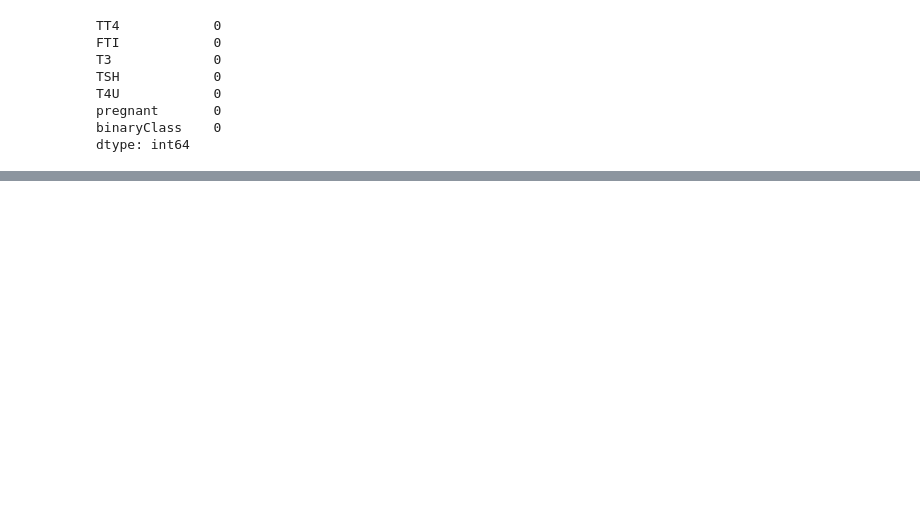
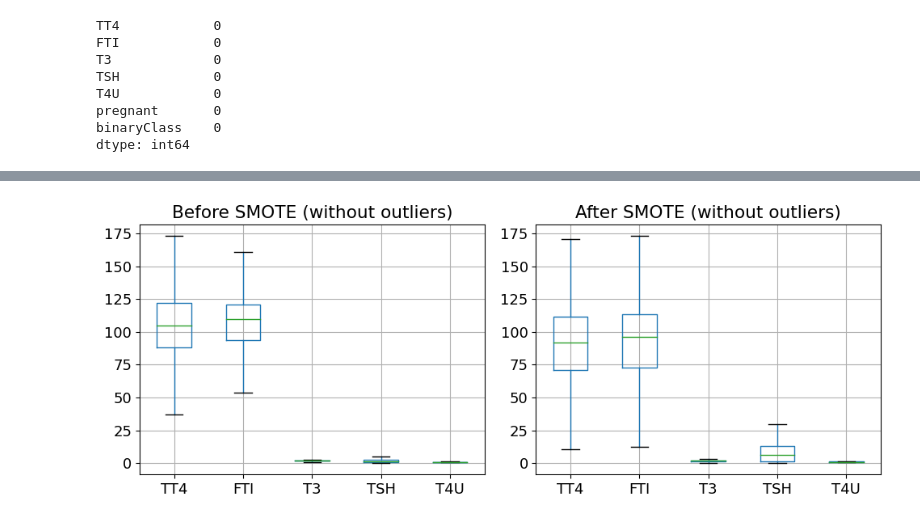
Before and after one commit to cilab-ufersa/thyroid_disease_AI, a Jupyter notebook: thyroid_disease_AI/data/clear_data.ipynb, the cells around one changed output, grey strips where cells are left out. Cells and saved outputs as stored; diff of their text form; code cells hidden in the pictures; blank space fills up the shorter version.

```diff
--- a/thyroid_disease_AI/data/clear_data.ipynb
+++ b/thyroid_disease_AI/data/clear_data.ipynb
@@ -243,0 +333,18 @@ plt.show()
+# %%
+# Create subplots
+fig, axes = plt.subplots(1, 2, figsize=(10, 4))
+
+# Plot boxplot of features before SMOTE without outliers
+input_train__plot.boxplot(ax=axes[0], showfliers=False)
+axes[0].set_title('Before SMOTE (without outliers)')
+axes[0].set_xticklabels(axes[0].get_xticklabels(), rotation=0)
+
+# Plot boxplot of features after SMOTE without outliers
+input_train_plot.boxplot(ax=axes[1], showfliers=False)
+axes[1].set_title('After SMOTE (without outliers)')
+axes[1].set_xticklabels(axes[1].get_xticklabels(), rotation=0)
+
+plt.tight_layout()
+plt.show()
+# %% [output]
+[figure, added]
```
Also changed, not shown: parts of 19 cells of this notebook.
